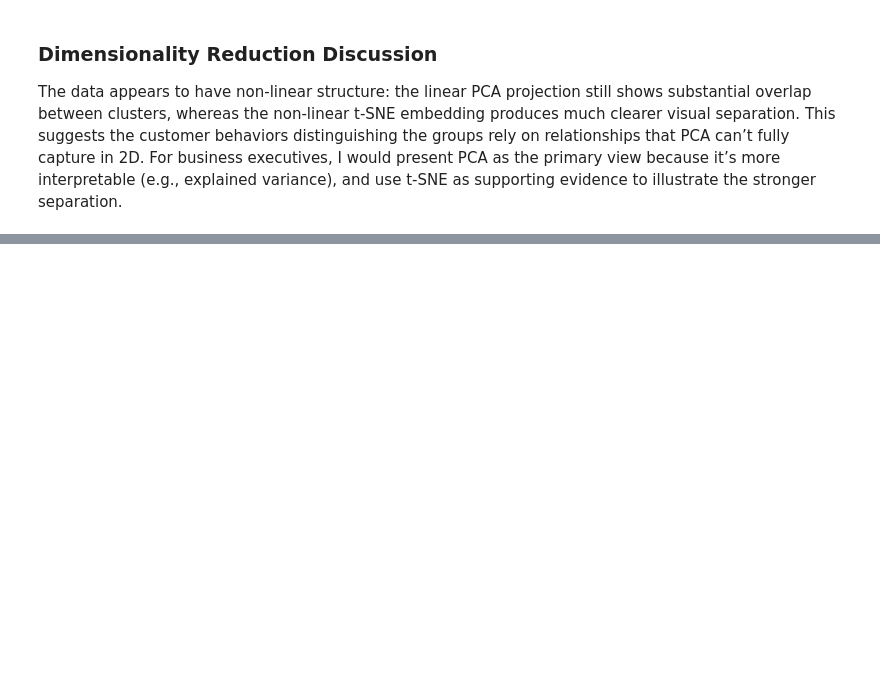
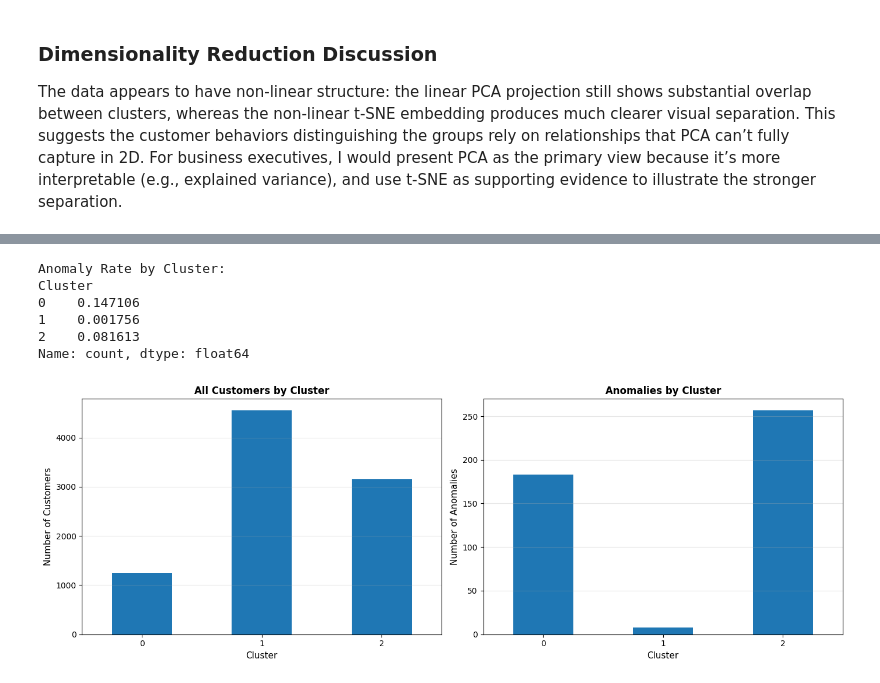
Before and after one commit to hyeonukim/COMP9130, a Jupyter notebook: mini-project-3/notebooks/analysis.ipynb, the cells around one changed output, grey strips where cells are left out. Saved outputs shown, nothing was run; the diff lists cells and outputs as text; code cells hidden in the pictures; blank space fills up the shorter version.

```diff
--- a/mini-project-3/notebooks/analysis.ipynb
+++ b/mini-project-3/notebooks/analysis.ipynb
@@ -331,0 +519,17 @@ The data appears to have non-linear structure: the linear PCA projection still s
+# %%
+# Look at a few anomalous customers
+
+feature_cols = [
+    'BALANCE',
+    'PURCHASES',
+    'CASH_ADVANCE',
+    'CREDIT_LIMIT'
+]
+
+anomaly_customers = df[df['Anomaly'] == -1]
+
+print("Sample of Anomalous Customers:")
+display(
+    anomaly_customers[feature_cols + ['Cluster']]
+    .head(10)
+)
@@ -331,0 +549,44 @@ The data appears to have non-linear structure: the linear PCA projection still s
+# %%
+# Calculate anomaly rate per cluster
+cluster_counts = df['Cluster'].value_counts().sort_index()
+anomaly_counts = anomaly_customers['Cluster'].value_counts().sort_index()
+
+anomaly_rate = (anomaly_counts / cluster_counts).fillna(0)
+
+print("Anomaly Rate by Cluster:")
+print(anomaly_rate)
+
+fig, axes = plt.subplots(1, 2, figsize=(14, 5))
+
+# All customers by cluster
+df['Cluster'].value_counts().sort_index().plot(
+    kind='bar',
+    ax=axes[0]
+)
+axes[0].set_title('All Customers by Cluster', fontsize=12, fontweight='bold')
+axes[0].set_xlabel('Cluster', fontsize=11)
+axes[0].set_ylabel('Number of Customers', fontsize=11)
+axes[0].tick_params(axis='x', rotation=0)
+axes[0].grid(True, alpha=0.3, axis='y')
+
+# Anomalies by cluster
+anomaly_customers['Cluster'].value_counts().sort_index().plot(
+    kind='bar',
+    ax=axes[1]
+)
+axes[1].set_title('Anomalies by Cluster', fontsize=12, fontweight='bold')
+axes[1].set_xlabel('Cluster', fontsize=11)
+axes[1].set_ylabel('Number of Anomalies', fontsize=11)
+axes[1].tick_params(axis='x', rotation=0)
+axes[1].grid(True, alpha=0.3, axis='y')
+
+plt.tight_layout()
+plt.show()
+# %% [output]
+Anomaly Rate by Cluster:
+Cluster
+0    0.147106
+1    0.001756
+2    0.081613
+Name: count, dtype: float64
+[figure, added]
```
Also changed, not shown: parts of 14 cells of this notebook.
